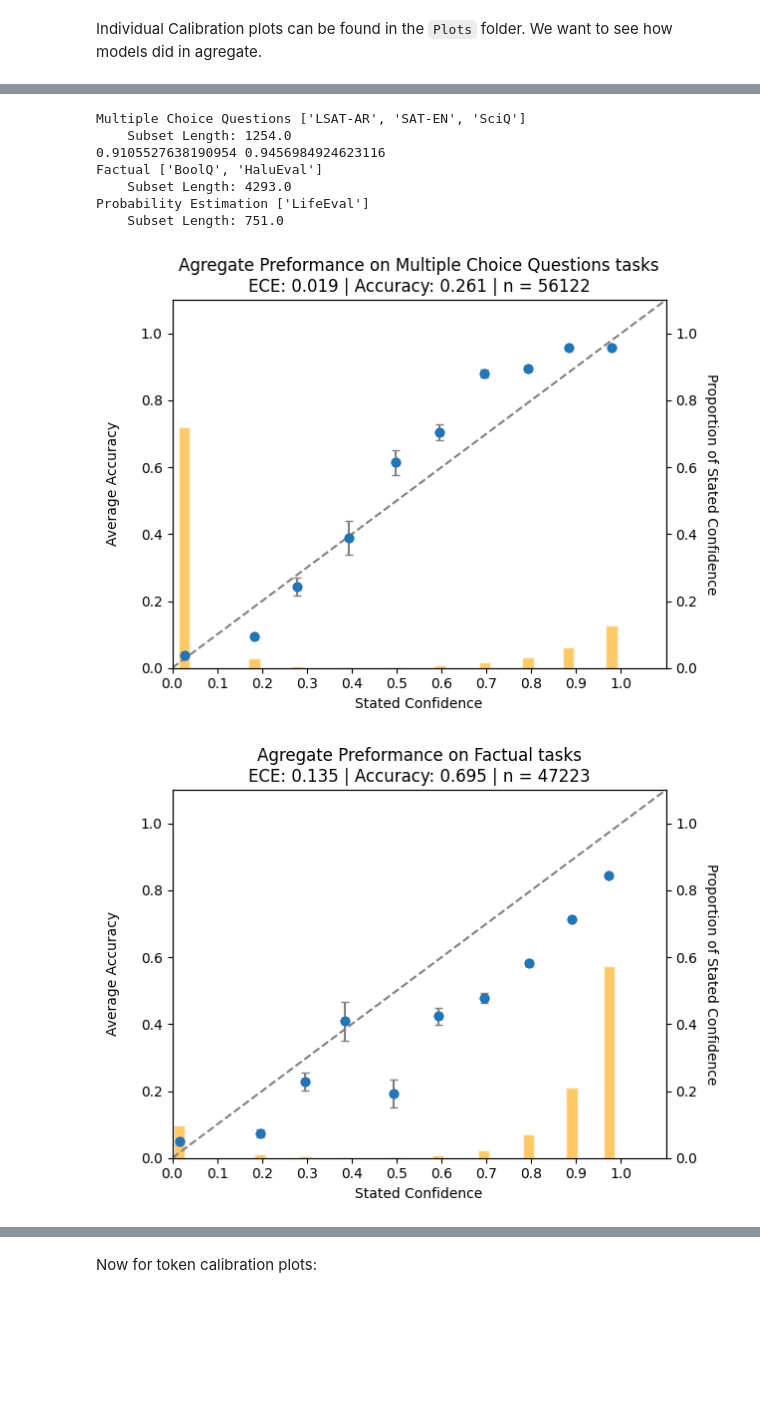
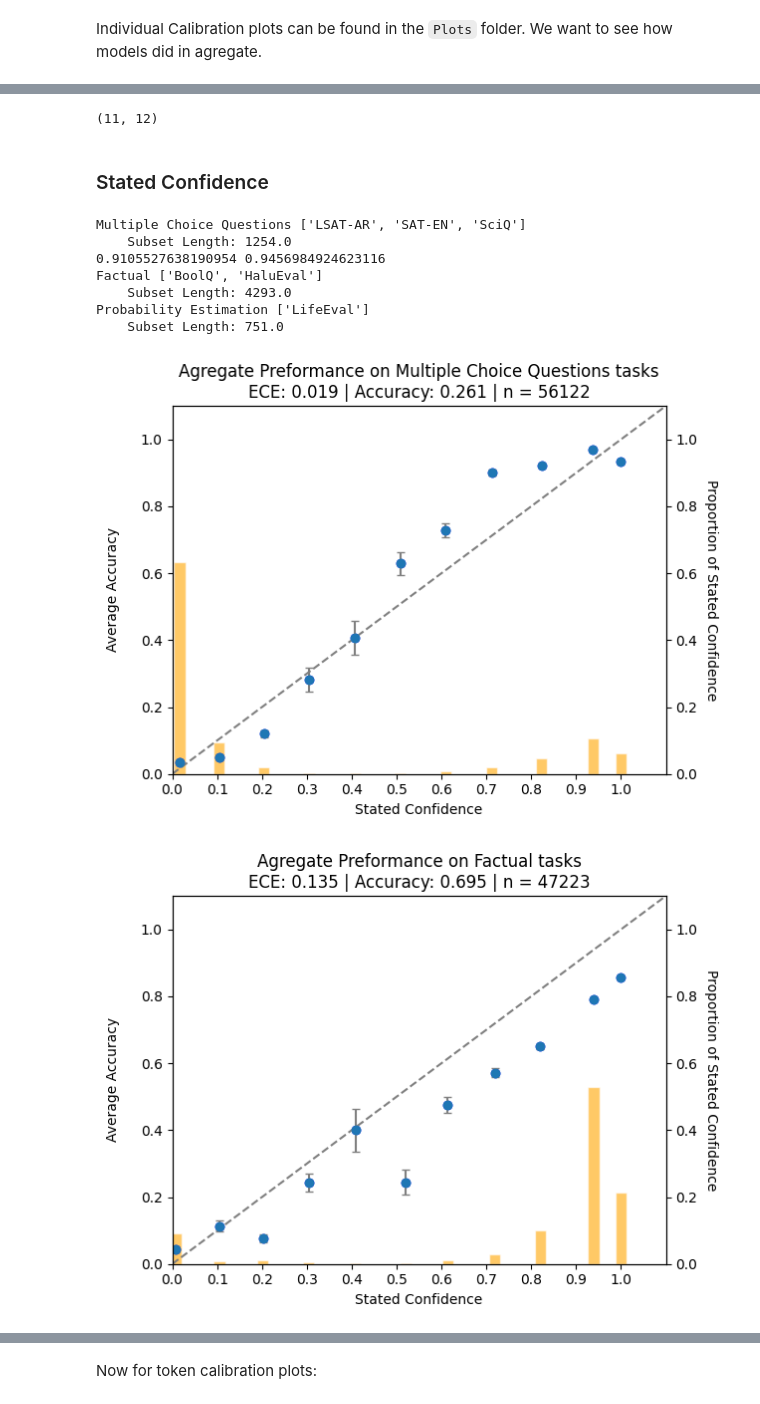
Before and after one commit to NoamMichael/Comparing-Confidence-in-LLMs, a Jupyter notebook: analysis.ipynb, the cells around one changed output, grey strips where cells are left out. Saved outputs shown, nothing was run; the diff lists cells and outputs as text; code cells hidden in the pictures; blank space fills up the shorter version.

Commit message:
update the plots

```diff
--- a/analysis.ipynb
+++ b/analysis.ipynb
@@ -1634,7 +1638,7 @@ def add_confidence_bin(df: pd.DataFrame, col: str = 'confidence') -> pd.DataFram
         bins=bins,
         labels=labels,
         ordered=False,
-        right=True,   # include the right edge in the bin
+        right=False,   # include the right edge in the bin
         include_lowest=True
     )
 
@@ -1739,6 +1743,13 @@ def calibration_plot(
     ax.set_ylim(0, 1.1)
 
     return ax
+# %%
+bins = np.linspace(0, 1, 11)        # edges: 0.0, 0.1, ..., 1.0 (11 edges -> 10 bins)
+# Labels correspond to the right-edge of each bin (0.1, 0.2, ..., 1.0)
+labels = [round(x, 1) for x in bins[0:]]
+len(labels), len([0, 0.1, 0.2, 0.3, 0.4, 0.5, 0.6, 0.7, 0.8, 0.9, 1.0, 1.000001])
+# %% [output]
+(11, 12)
 # %%
 import pandas as pd
 import numpy as np
@@ -1930,31 +1997,34 @@ def calibration_plot(
     return ax
+# %% [markdown]
+### Stated Confidence
 # %%
 qset_types = {
     "Multiple Choice Questions": ['LSAT-AR', 'SAT-EN', 'SciQ'],
     "Factual": ['BoolQ', 'HaluEval'],
     "Probability Estimation": ['LifeEval']
 }
-
+save_path = Path(r"Plots\Main Plots")
 for type, qsets in qset_types.items():
     print(type, qsets)
     subset = combined_clean[combined_clean['Question Set'].isin(qsets)]
     print(f"    Subset Length: {len(subset) / 11}")
     title = f"Agregate Preformance on {type} tasks"
     if type == "Multiple Choice Questions":
         scores, conf = expand_mcq(subset)
         print(s.mean(), c.mean())
-        plot = calibration_plot(scores, conf, n_bins = 10, title = title, num_complete= len(scores))
+
     else:
         scores = subset['Score']
         conf = subset['Stated Confidence Answer']
-        plot = calibration_plot(scores, conf, n_bins = 10, title = title, num_complete= len(scores))
+
+    plot = calibration_plot(scores, conf, n_bins = 10, title = title, num_complete= len(scores), save_fig_to=save_path)
 # %% [output]
 Multiple Choice Questions ['LSAT-AR', 'SAT-EN', 'SciQ']
     Subset Length: 1254.0
 0.9105527638190954 0.9456984924623116
 Factual ['BoolQ', 'HaluEval']
     Subset Length: 4293.0
 Probability Estimation ['LifeEval']
     Subset Length: 751.0
-[figure, old version]
+[figure, new version]
-[figure, old version]
+[figure, new version]
```
Also changed, not shown: parts of 6 cells of this notebook.
